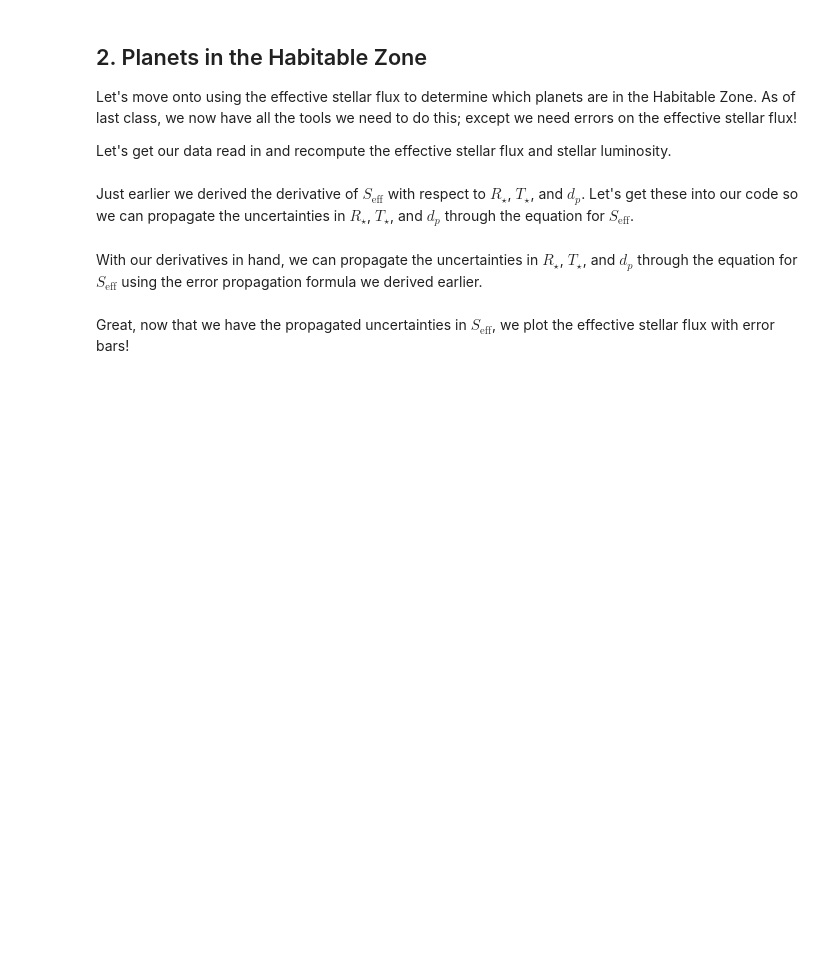
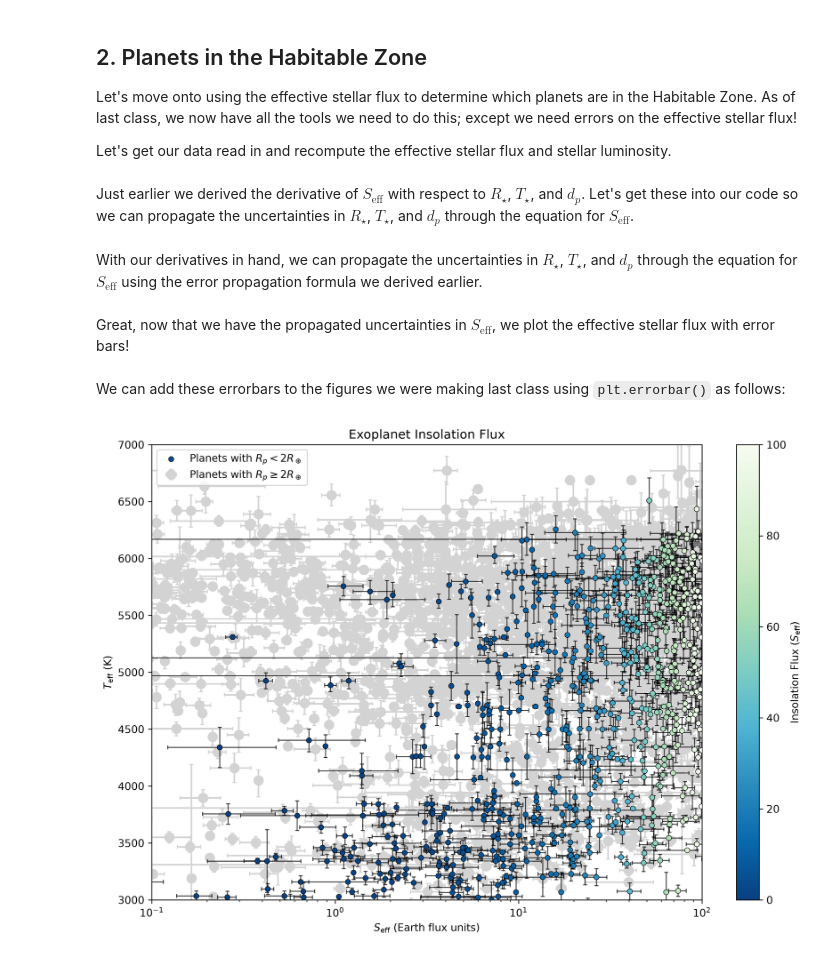
Before and after one commit to Shockblack/ASTRO3301, a Jupyter notebook: 03_Adding_Confidence.ipynb, the cells around one changed output. Drawn from its saved outputs; the diff is of its cells as text; code cells hidden in the pictures; blank space fills up the shorter version.

Commit message:
Added plotting section to 03

```diff
--- a/03_Adding_Confidence.ipynb
+++ b/03_Adding_Confidence.ipynb
@@ -137,22 +139,73 @@ def luminosity(R_star, T_star):
 # %% [markdown]
 Just earlier we derived the derivative of $S_\text{eff}$ with respect to $R_\star$, $T_\star$, and $d_p$. Let's get these into our code so we can propagate the uncertainties in $R_\star$, $T_\star$, and $d_p$ through the equation for $S_\text{eff}$.
 # %%
-nea_df['S_eff'] = seff(nea_df['R_star'], nea_df['T_star'], nea_df['d_p'])
-nea_df['L_star'] = luminosity(nea_df['R_star'], nea_df['T_star'])
+nea_df['S_eff'] = seff(nea_df['st_rad'], nea_df['st_teff'], nea_df['pl_orbsmax'])
+nea_df['L_star'] = luminosity(nea_df['st_rad'], nea_df['st_teff'])
 
 # Let's write each of the derivatives in terms of our NEA data
-dS_dR = 2 * nea_df['R_star'] * (nea_df['T_star'] / 5778)**4  * nea_df['d_p']**-2
-dS_dT = 4 * nea_df['R_star']**2 * (nea_df['T_star'] / 5778)**3 * (1 / 5778) * nea_df['d_p']**-2
-dS_dd = -2 * nea_df['R_star']**2 * (nea_df['T_star'] / 5778)**4 * nea_df['d_p']**-3
+dS_dR = 2 * nea_df['st_rad'] * (nea_df['st_teff'] / 5778)**4  * nea_df['pl_orbsmax']**-2
+dS_dT = 4 * nea_df['st_rad']**2 * (nea_df['st_teff'] / 5778)**3 * (1 / 5778) * nea_df['pl_orbsmax']**-2
+dS_dd = -2 * nea_df['st_rad']**2 * (nea_df['st_teff'] / 5778)**4 * nea_df['pl_orbsmax']**-3
 # %% [markdown]
 With our derivatives in hand, we can propagate the uncertainties in $R_\star$, $T_\star$, and $d_p$ through the equation for $S_\text{eff}$ using the error propagation formula we derived earlier.
 # %%
 # Error propagation formula for S_eff (upper)
-sigma_S_plus = np.sqrt((dS_dR * nea_df['st_raderr1'])**2 + (dS_dT * nea_df['st_efferr1'])**2 + (dS_dd * nea_df['pl_orbsmaxerr1'])**2)
-sigma_S_minus = np.sqrt((dS_dR * nea_df['st_raderr2'])**2 + (dS_dT * nea_df['st_efferr2'])**2 + (dS_dd * nea_df['pl_orbsmaxerr2'])**2)
+sigma_S_plus = np.sqrt((dS_dR * nea_df['st_raderr1'])**2 + (dS_dT * nea_df['st_tefferr1'])**2 + (dS_dd * nea_df['pl_orbsmaxerr1'])**2)
+sigma_S_minus = np.sqrt((dS_dR * nea_df['st_raderr2'])**2 + (dS_dT * nea_df['st_tefferr2'])**2 + (dS_dd * nea_df['pl_orbsmaxerr2'])**2)
 
 # Add the propagated uncertainties to the dataframe
 nea_df['S_eff_err_plus'] = sigma_S_plus
 nea_df['S_eff_err_minus'] = sigma_S_minus
 # %% [markdown]
 Great, now that we have the propagated uncertainties in $S_\text{eff}$, we plot the effective stellar flux with error bars!
+# %% [markdown]
+We can add these errorbars to the figures we were making last class using `plt.errorbar()` as follows:
+# %%
+# Get the indices of transiting rocky planets (R_p < 2 R_earth)
+idx = nea_df['pl_rade'] < 2
+
+# Specify the size and resolution of our figure
+plt.figure(figsize=(12, 8), dpi=300) # figsize is in inches, dpi is dots per inch
+
+# This plots the planets with radii >= 2 Earth radii as larger, light gray points
+plt.errorbar(nea_df[~idx]['S_eff'], nea_df[~idx]['st_teff'],
+            xerr=[nea_df[~idx]['S_eff_err_minus'], nea_df[~idx]['S_eff_err_plus']],
+            yerr=[-1*nea_df[~idx]['st_tefferr2'], nea_df[~idx]['st_tefferr1']],
+            capsize=2, fmt='o', ecolor='lightgray', #ecolor is the color of the error bars
+            color='lightgray', markersize=9,
+            zorder=1, # zorder is the order in which points are plotted. Higher zorder points will be plotted on top of lower zorder points.
+            label = r'Planets with $R_p \geq 2 R_\oplus$') # label is used to label the points in the legend
+
+
+# This plots the planets with radii < 2 Earth radii as smaller, black points
+plt.errorbar(nea_df[idx]['S_eff'], nea_df[idx]['st_teff'],
+            xerr=[nea_df[idx]['S_eff_err_minus'], nea_df[idx]['S_eff_err_plus']],
+            yerr=[-1*nea_df[idx]['st_tefferr2'], nea_df[idx]['st_tefferr1']],
+            capsize=2, fmt='o', ecolor='black', elinewidth=1, #elinewidth is the width of the error bars
+            color='black', markersize=2, alpha=0.7,
+            zorder=2)
+
+# Plot colormapped scatter points on top of the error bars for the planets with radii < 2 Earth radii
+# The reason why this is separate is because we want to use a colormap, but cannot do so
+plt.scatter(nea_df[idx]['S_eff'], nea_df[idx]['st_teff'],
+            c=nea_df[idx]['S_eff'], cmap='GnBu_r',
+            s=25, marker='o', vmin=0, vmax=100, zorder=3,
+            edgecolor='black', linewidth=0.5,
+            label = r'Planets with $R_p < 2 R_\oplus$')
+
+#Add a legend to the plot
+plt.legend()
+
+# Note the dollar signs for LaTeX math mode
+plt.xlabel(r'$S_{\rm eff}$ (Earth flux units)')
+plt.ylabel(r'$T_{\rm eff}$ (K)')
+plt.title('Exoplanet Insolation Flux')
+plt.xscale('log')
+plt.yscale('linear')
+plt.colorbar(label=r'Insolation Flux ($S_{\rm eff}$)')
+plt.xlim(0.1, 100)
+plt.ylim(3000, 7000)
+
+plt.show()
+# %% [output]
+[figure, added]
```
Also changed, not shown: parts of 11 cells of this notebook.
